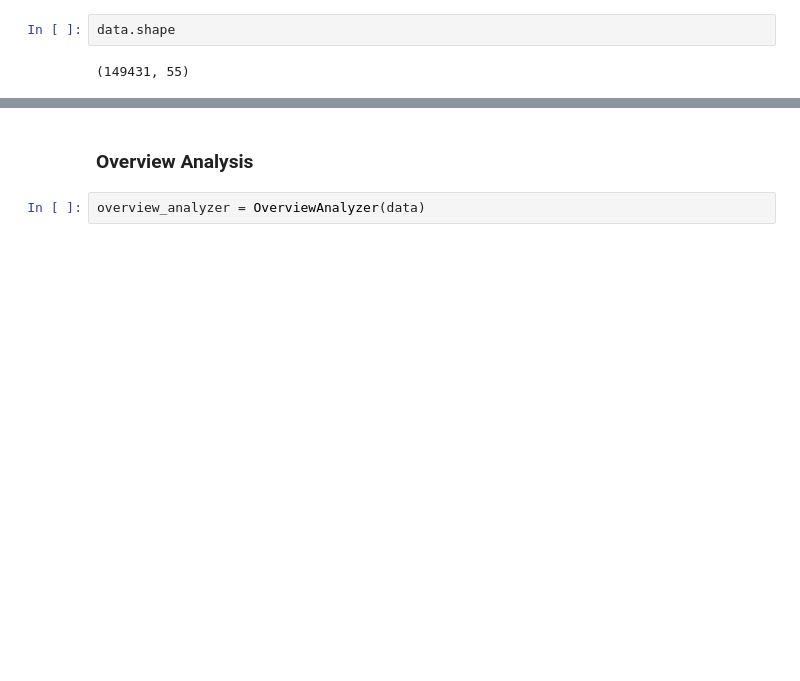
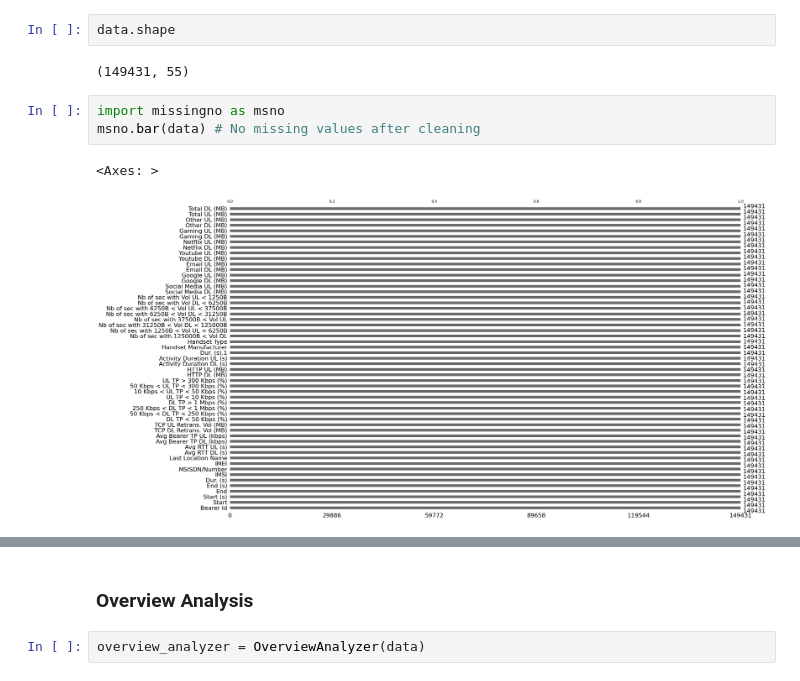
Before and after one commit to Yosef-ft/Business_Analysis, a Jupyter notebook: notebooks/Overview_Analysis.ipynb, the cells around one changed output, grey strips where cells are left out. Drawn from its saved outputs; the diff is of its cells as text; blank space fills up the shorter version.

```diff
--- a/notebooks/Overview_Analysis.ipynb
+++ b/notebooks/Overview_Analysis.ipynb
@@ -197,3 +235,9 @@ np.int64(0)
 data.shape
 # %% [output]
 (149431, 55)
+# %%
+import missingno as msno
+msno.bar(data) # No missing values after cleaning
+# %% [output]
+<Axes: >
+[figure, added]
```
Also changed, not shown: parts of 25 cells of this notebook.
